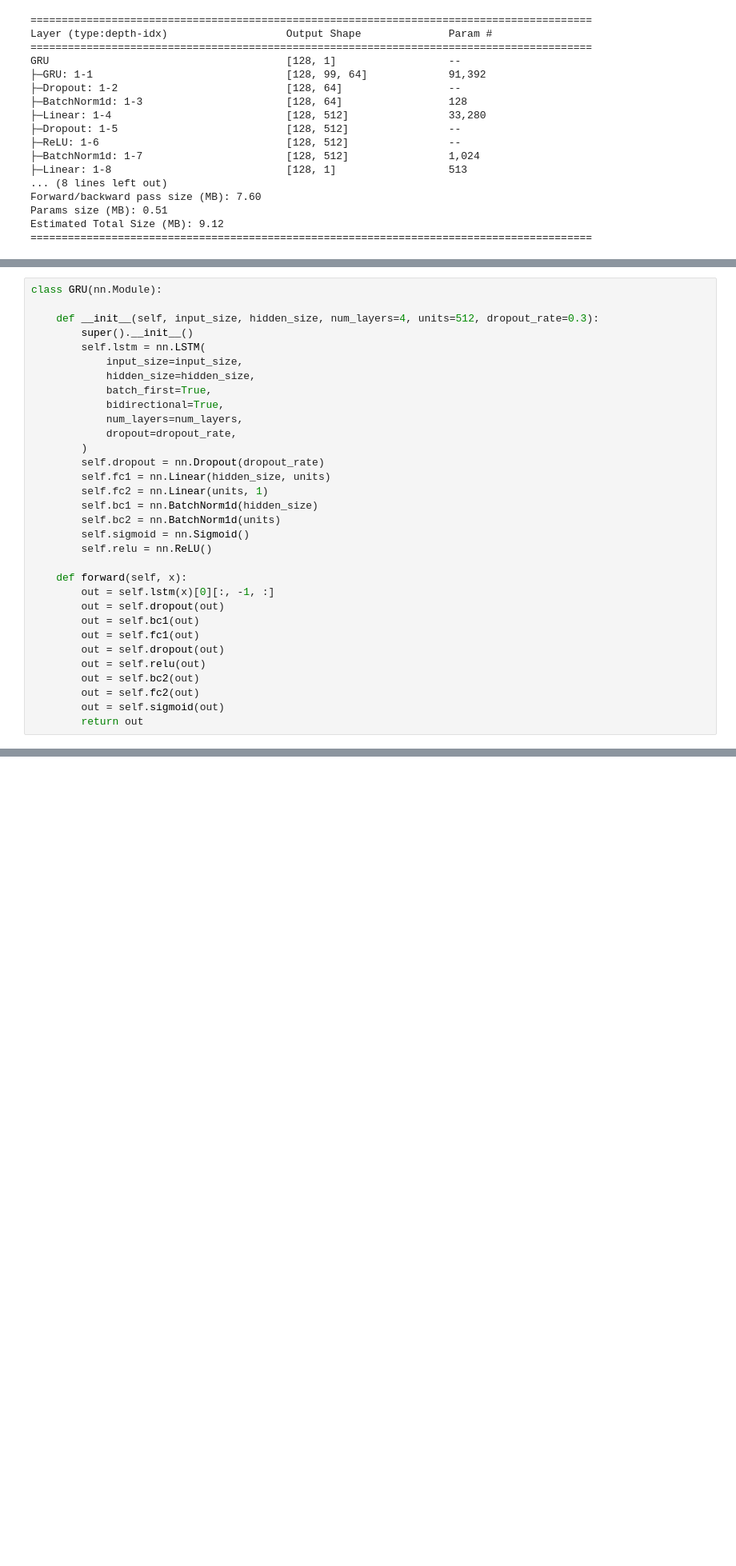
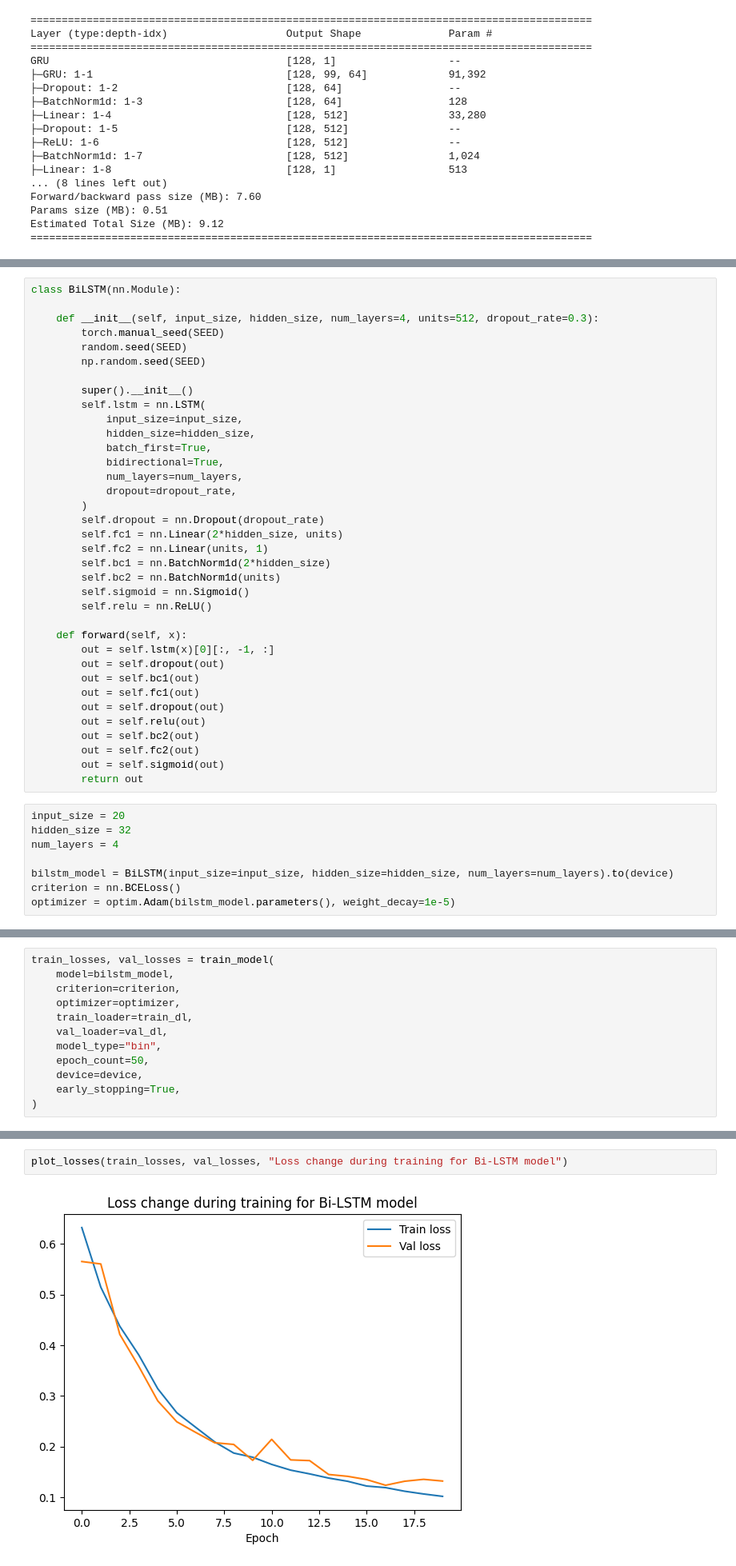
Before and after one commit to izabelatelejko/2024L-Deep-Learning-P2-Transformers, a Jupyter notebook: Unknown_detect_mfcc.ipynb, the cells around one changed output, grey strips where cells are left out. Shown: that part at 80% size. Saved outputs shown, nothing was run; the diff lists cells and outputs as text; blank space fills up the shorter version.

Commit message:
final models for unknown detection

```diff
--- a/Unknown_detect_mfcc.ipynb
+++ b/Unknown_detect_mfcc.ipynb
@@ -283,7 +291,11 @@ plot_conf_matrix(y_test, y_pred, CLASSES)
 # %%
-class GRU(nn.Module):
+class BiLSTM(nn.Module):
 
     def __init__(self, input_size, hidden_size, num_layers=4, units=512, dropout_rate=0.3):
+        torch.manual_seed(SEED)
+        random.seed(SEED)
+        np.random.seed(SEED)
+
         super().__init__()
         self.lstm = nn.LSTM(
             input_size=input_size,
@@ -294,9 +306,9 @@ class GRU(nn.Module):
             dropout=dropout_rate,
         )
         self.dropout = nn.Dropout(dropout_rate)
-        self.fc1 = nn.Linear(hidden_size, units)
+        self.fc1 = nn.Linear(2*hidden_size, units)
         self.fc2 = nn.Linear(units, 1)
-        self.bc1 = nn.BatchNorm1d(hidden_size)
+        self.bc1 = nn.BatchNorm1d(2*hidden_size)
         self.bc2 = nn.BatchNorm1d(units)
         self.sigmoid = nn.Sigmoid()
         self.relu = nn.ReLU()
@@ -312,3 +324,11 @@ class GRU(nn.Module):
         out = self.fc2(out)
         out = self.sigmoid(out)
         return out
+# %%
+input_size = 20
+hidden_size = 32
+num_layers = 4
+
+bilstm_model = BiLSTM(input_size=input_size, hidden_size=hidden_size, num_layers=num_layers).to(device)
+criterion = nn.BCELoss()
+optimizer = optim.Adam(bilstm_model.parameters(), weight_decay=1e-5)
@@ -314,0 +355,12 @@ class GRU(nn.Module):
+# %%
+train_losses, val_losses = train_model(
+    model=bilstm_model,
+    criterion=criterion,
+    optimizer=optimizer,
+    train_loader=train_dl,
+    val_loader=val_dl,
+    model_type="bin",
+    epoch_count=50,
+    device=device,
+    early_stopping=True,
+)
@@ -314,0 +383,4 @@ class GRU(nn.Module):
+# %%
+plot_losses(train_losses, val_losses, "Loss change during training for Bi-LSTM model")
+# %% [output]
+[figure, added]
```
Also changed, not shown: parts of 16 cells of this notebook.
